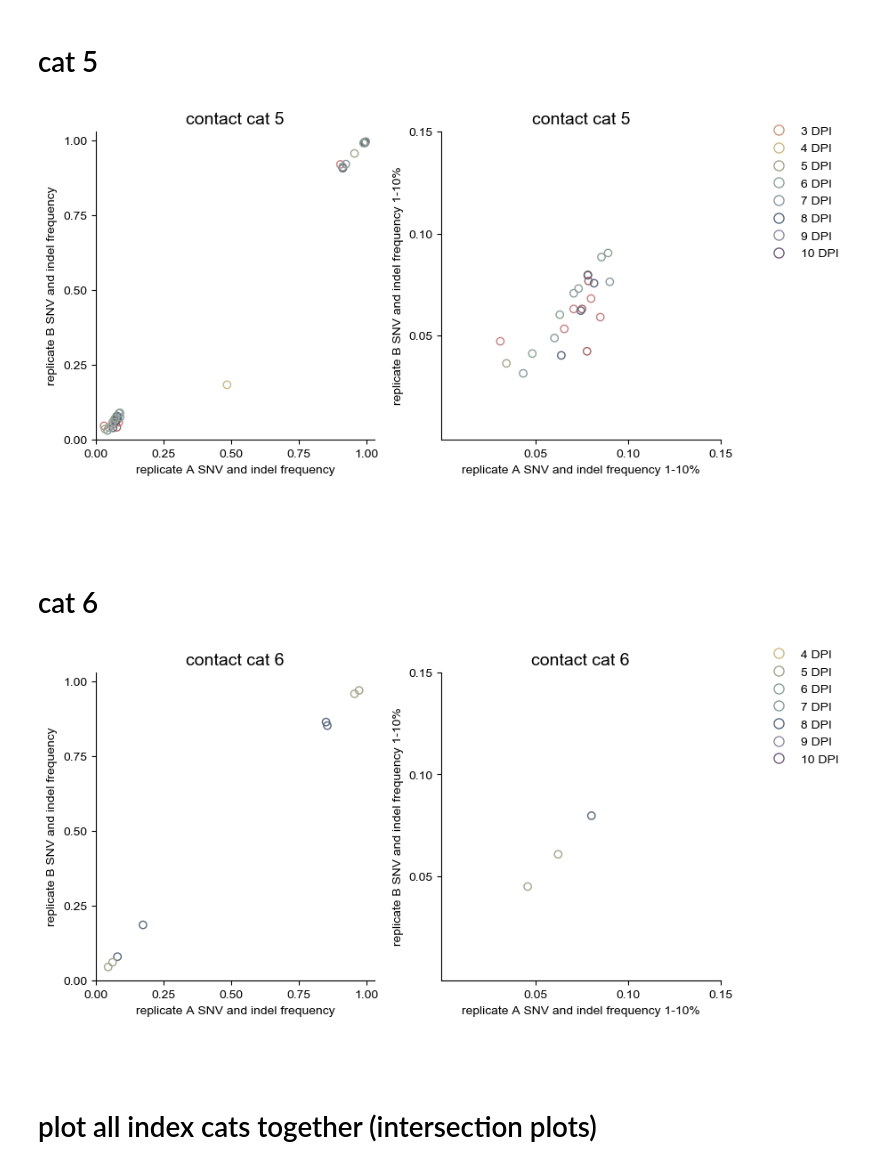
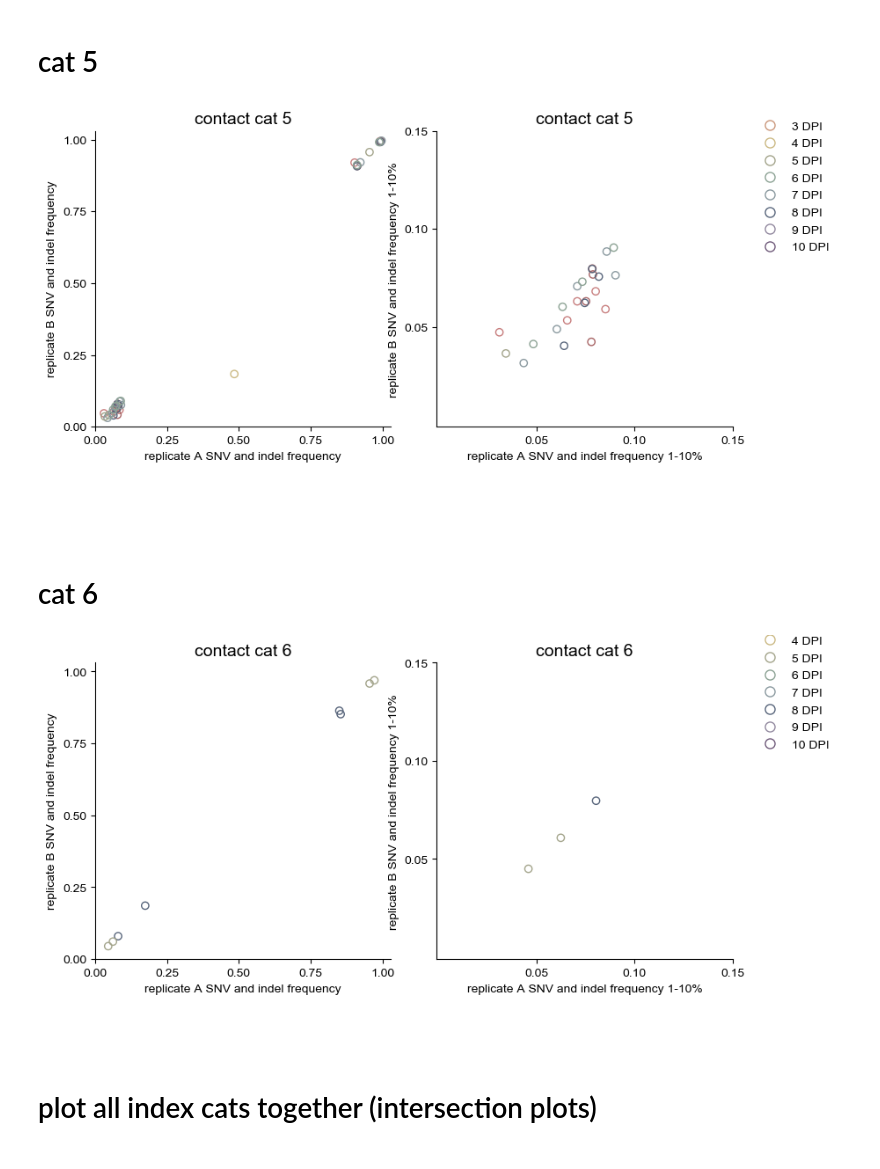
Before and after one commit to katarinabraun/SARSCoV2_transmission_in_domestic_cats, a Jupyter notebook: code/data_cleaning_and_intersection_plots.ipynb, the cells around one changed output. Cells and saved outputs as stored; diff of their text form; code cells hidden in the pictures.

```diff
--- a/code/data_cleaning_and_intersection_plots.ipynb
+++ b/code/data_cleaning_and_intersection_plots.ipynb
@@ -328,8 +328,8 @@ plt.style.use('default')
 mpl.rc('font', family='Arial')
 gs = gridspec.GridSpec(2, 8)
 
-ax1 = fig1.add_subplot(gs[0,0:4]) # JT/TV plot
-ax2 = fig1.add_subplot(gs[0,4:8]) # JT/TV plot ZOOM
+ax1 = fig1.add_subplot(gs[0,0:4], aspect='equal') # JT/TV plot
+ax2 = fig1.add_subplot(gs[0,4:8], aspect='equal') # JT/TV plot ZOOM
 
 # get right of top and right frame of each subplot
 ax1.spines['top'].set_visible(False)
@@ -441,8 +441,8 @@ plt.style.use('default')
 mpl.rc('font', family='Arial')
 gs = gridspec.GridSpec(2, 8)
 
-ax1 = fig1.add_subplot(gs[0,0:4]) # JT/TV plot
-ax2 = fig1.add_subplot(gs[0,4:8]) # JT/TV plot ZOOM
+ax1 = fig1.add_subplot(gs[0,0:4], aspect='equal') # JT/TV plot
+ax2 = fig1.add_subplot(gs[0,4:8], aspect='equal') # JT/TV plot ZOOM
 
 # get right of top and right frame of each subplot
 ax1.spines['top'].set_visible(False)
@@ -552,8 +552,8 @@ plt.style.use('default')
 mpl.rc('font', family='Arial')
 gs = gridspec.GridSpec(2, 8)
 
-ax1 = fig1.add_subplot(gs[0,0:4]) # JT/TV plot
-ax2 = fig1.add_subplot(gs[0,4:8]) # JT/TV plot ZOOM
+ax1 = fig1.add_subplot(gs[0,0:4], aspect='equal') # JT/TV plot
+ax2 = fig1.add_subplot(gs[0,4:8], aspect='equal') # JT/TV plot ZOOM
 
 # get right of top and right frame of each subplot
 ax1.spines['top'].set_visible(False)
@@ -665,8 +665,8 @@ plt.style.use('default')
 mpl.rc('font', family='Arial')
 gs = gridspec.GridSpec(2, 8)
 
-ax1 = fig1.add_subplot(gs[0,0:4]) # JT/TV plot
-ax2 = fig1.add_subplot(gs[0,4:8]) # JT/TV plot ZOOM
+ax1 = fig1.add_subplot(gs[0,0:4], aspect='equal') # JT/TV plot
+ax2 = fig1.add_subplot(gs[0,4:8], aspect='equal') # JT/TV plot ZOOM
 
 # get right of top and right frame of each subplot
 ax1.spines['top'].set_visible(False)
@@ -767,7 +767,7 @@ fig1.show()
 # save this plot to the figures folder
 fig1.savefig("../figures/intersection_cat5.svg", bbox_inches='tight', dpi=300)
 # %% [output]
-[figure, old version]
+[figure, new version]
 # %% [markdown]
 # cat 6
 # %%
@@ -777,8 +777,8 @@ plt.style.use('default')
 mpl.rc('font', family='Arial')
 gs = gridspec.GridSpec(2, 8)
 
-ax1 = fig1.add_subplot(gs[0,0:4]) # JT/TV plot
-ax2 = fig1.add_subplot(gs[0,4:8]) # JT/TV plot ZOOM
+ax1 = fig1.add_subplot(gs[0,0:4], aspect='equal') # JT/TV plot
+ax2 = fig1.add_subplot(gs[0,4:8], aspect='equal') # JT/TV plot ZOOM
 
 # get right of top and right frame of each subplot
 ax1.spines['top'].set_visible(False)
@@ -851,34 +851,34 @@ ax2.set_ylabel('replicate B SNV and indel frequency 1-10%', fontname='Arial', fo
 ax2.set_xlabel('replicate A SNV and indel frequency 1-10%', fontname='Arial', fontsize=10)
 ax2.set_facecolor('white')
 for tick in ax2.get_xticklabels():
     tick.set_fontname("Arial")
 for tick in ax2.get_yticklabels():
     tick.set_fontname("Arial")
 ax2.set_ylim(-0.001, 0.15)
 ax2.set_yticks([0.05, 0.1, 0.15])
 ax2.set_xlim(-0.001, 0.15)
 ax2.set_xticks([0.05, 0.1, 0.15])
 
 # legend
 # sample6_3 = mlines.Line2D([], [], marker='o', markerfacecolor='none', color=colors3, linestyle='None', markersize=8, label='3 DPI')
 sample6_4 = mlines.Line2D([], [], marker='o', markerfacecolor='none', color=colors4, linestyle='None', markersize=8, label='4 DPI')
 sample6_5 = mlines.Line2D([], [], marker='o', markerfacecolor='none', color=colors5, linestyle='None', markersize=8, label='5 DPI')
 sample6_6 = mlines.Line2D([], [], marker='o', markerfacecolor='none', color=colors6, linestyle='None', markersize=8, label='6 DPI')
 sample6_7 = mlines.Line2D([], [], marker='o', markerfacecolor='none', color=colors7, linestyle='None', markersize=8, label='7 DPI')
 sample6_8 = mlines.Line2D([], [], marker='o', markerfacecolor='none', color=colors8, linestyle='None', markersize=8, label='8 DPI')
 sample6_9 = mlines.Line2D([], [], marker='o', markerfacecolor='none', color=colors9, linestyle='None', markersize=8, label='9 DPI')
 sample6_10 = mlines.Line2D([], [], marker='o', markerfacecolor='none', color=colors10, linestyle='None', markersize=8, label='10 DPI')
 
 fig1.legend(handles=[sample6_4, sample6_5, sample6_6, sample6_7, sample6_8, sample6_9, sample6_10], frameon=False, fontsize=10, bbox_to_anchor=(1.14, 0.6))
 
 # use tight_layout to optimize spacing of axes and titles within each subplot
 fig1.tight_layout()
 fig1.show()
 
 # save this plot to the figures folder
 fig1.savefig("../figures/intersection_cat6.svg", bbox_inches='tight', dpi=300)
 # %% [output]
-[figure, old version]
+[figure, new version]
 # %% [markdown]
 # plot all index cats together (intersection plots)
 # %%
```
Also changed, not shown: parts of 6 cells of this notebook, 35 other files.
